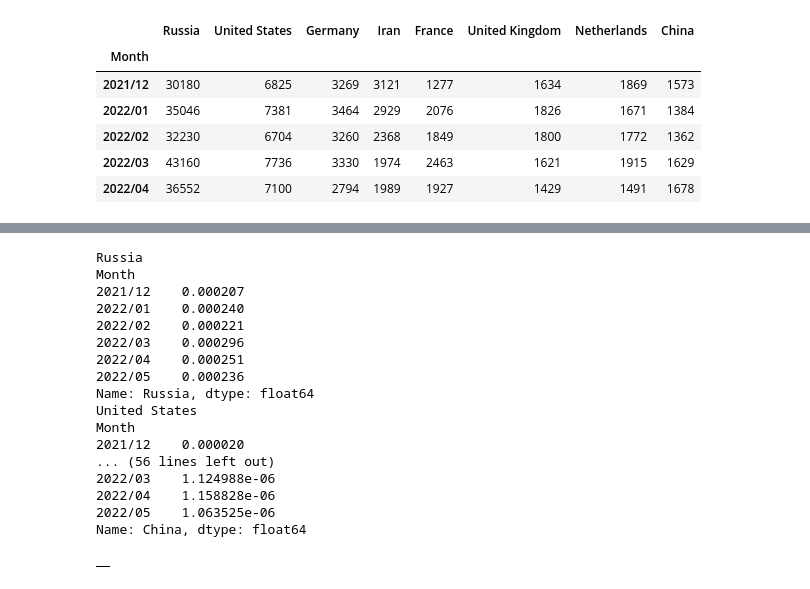
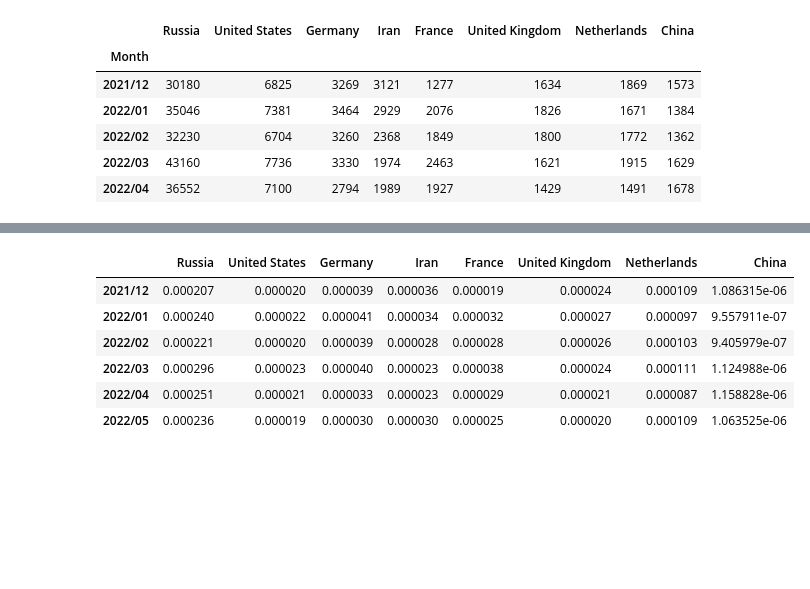
Before and after one commit to BorisVosk/InternetBorders-TorProject-Hackathon, a Jupyter notebook: EDA/TPEDA_teo.ipynb, the cells around one changed output, grey strips where cells are left out. Saved outputs shown, nothing was run; the diff lists cells and outputs as text; code cells hidden in the pictures; blank space fills up the shorter version.

Commit message:
add relay bridge use by month

```diff
--- a/EDA/TPEDA_teo.ipynb
+++ b/EDA/TPEDA_teo.ipynb
@@ -36,29 +37,15 @@ daily_bridge_users_df.plot()
 bridge_users_adjusted_by_country_population = pd.DataFrame()
 # %%
 
+bridge_users_adjusted_by_country_population = pd.DataFrame()
 for col in daily_bridge_users_df:
-  print(col)
-  # print(daily_bridge_users_df[col].div(population_size_df[col][0]))
-  # bridge_users_adjusted_by_country_population.concat(daily_bridge_users_df[col].div(population_size_df[col][0]))
-  # bridge_users_adjusted_by_country_population[daily_bridge_users_df[col].div(population_size_df[col][0])
-  pd.concat([bridge_users_adjusted_by_country_population,daily_bridge_users_df[col].div(population_size_df[col][0])], axis=1)
+  bridge_users_adjusted_by_country_population = pd.concat([bridge_users_adjusted_by_country_population, daily_bridge_users_df[col].div(population_size_df[col][0])], axis=1)
 bridge_users_adjusted_by_country_population
 # %% [output]
-Russia
-Month
-2021/12    0.000207
-2022/01    0.000240
-2022/02    0.000221
-2022/03    0.000296
-2022/04    0.000251
-2022/05    0.000236
-Name: Russia, dtype: float64
-United States
-Month
-2021/12    0.000020
-... (56 lines left out)
-2022/03    1.124988e-06
-2022/04    1.158828e-06
-2022/05    1.063525e-06
-Name: China, dtype: float64
-|  |
+|  | Russia | United States | Germany | Iran | France | United Kingdom | Netherlands | China |
+| 2021/12 | 0.000207 | 0.000020 | 0.000039 | 0.000036 | 0.000019 | 0.000024 | 0.000109 | 1.086315e-06 |
+| 2022/01 | 0.000240 | 0.000022 | 0.000041 | 0.000034 | 0.000032 | 0.000027 | 0.000097 | 9.557911e-07 |
+| 2022/02 | 0.000221 | 0.000020 | 0.000039 | 0.000028 | 0.000028 | 0.000026 | 0.000103 | 9.405979e-07 |
+| 2022/03 | 0.000296 | 0.000023 | 0.000040 | 0.000023 | 0.000038 | 0.000024 | 0.000111 | 1.124988e-06 |
+| 2022/04 | 0.000251 | 0.000021 | 0.000033 | 0.000023 | 0.000029 | 0.000021 | 0.000087 | 1.158828e-06 |
+| 2022/05 | 0.000236 | 0.000019 | 0.000030 | 0.000030 | 0.000025 | 0.000020 | 0.000109 | 1.063525e-06 |
```
Also changed, not shown: parts of 17 cells of this notebook, 8 other files.
